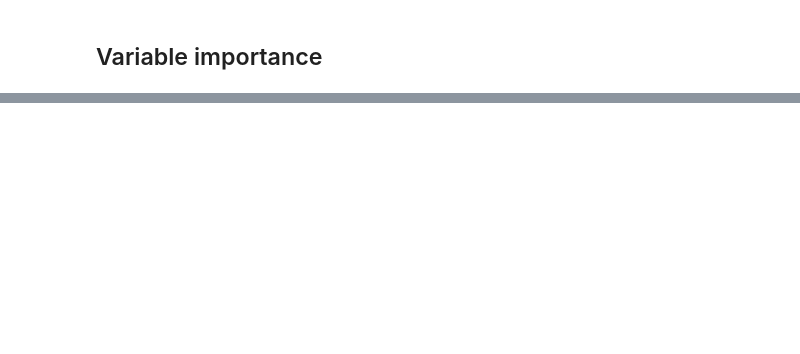
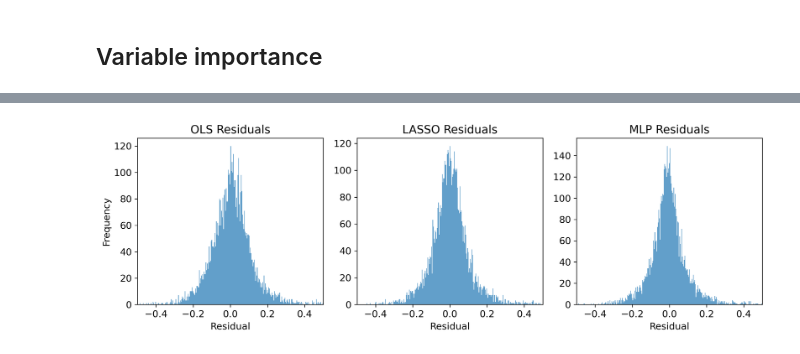
Before and after one commit to johanoelgaard/MastersThesis, a Jupyter notebook: model_eval.ipynb, the cells around one changed output, grey strips where cells are left out. Cells and saved outputs as stored; diff of their text form; code cells hidden in the pictures; blank space fills up the shorter version.

```diff
--- a/model_eval.ipynb
+++ b/model_eval.ipynb
@@ -789,34 +788,36 @@ plt.close(fig)
 # %%
-# # define plot limits
-# y_min, y_max = -0.5, 0.5
-# bins = 500
+# define plot limits
+y_min, y_max = -0.5, 0.5
+bins = 500
 
-# # Compute residuals
-# res_ols   = all_preds['y_true'] - all_preds['OLS']
-# res_lasso = all_preds['y_true'] - all_preds['LASSO']
-# res_mlp   = all_preds['y_true'] - all_preds['MLP']
+# Compute residuals
+res_ols   = all_preds['y_true'] - all_preds['OLS']
+res_lasso = all_preds['y_true'] - all_preds['LASSO']
+res_mlp   = all_preds['y_true'] - all_preds['MLP']
 
-# # Plot histograms
-# plt.figure(figsize=(12, 4))
+# Plot histograms
+plt.figure(figsize=(12, 4))
 
-# plt.subplot(1, 3, 1)
-# plt.hist(res_ols, bins=bins, alpha=0.7)
-# plt.xlabel('Residual')
-# plt.ylabel('Frequency')
-# plt.title('OLS Residuals')
-# plt.xlim(y_min, y_max)
+plt.subplot(1, 3, 1)
+plt.hist(res_ols, bins=bins, alpha=0.7)
+plt.xlabel('Residual')
+plt.ylabel('Frequency')
+plt.title('OLS Residuals')
+plt.xlim(y_min, y_max)
 
-# plt.subplot(1, 3, 2)
-# plt.hist(res_lasso, bins=bins, alpha=0.7)
-# plt.xlabel('Residual')
-# plt.title('LASSO Residuals')
-# plt.xlim(y_min, y_max)
+plt.subplot(1, 3, 2)
+plt.hist(res_lasso, bins=bins, alpha=0.7)
+plt.xlabel('Residual')
+plt.title('LASSO Residuals')
+plt.xlim(y_min, y_max)
 
-# plt.subplot(1, 3, 3)
-# plt.hist(res_mlp, bins=bins, alpha=0.7)
-# plt.xlabel('Residual')
-# plt.title('MLP Residuals')
-# plt.xlim(y_min, y_max)
+plt.subplot(1, 3, 3)
+plt.hist(res_mlp, bins=bins, alpha=0.7)
+plt.xlabel('Residual')
+plt.title('MLP Residuals')
+plt.xlim(y_min, y_max)
 
-# plt.tight_layout()
-# plt.show()
+plt.tight_layout()
+plt.show()
+# %% [output]
+[figure, added]
```
Also changed, not shown: parts of 9 cells of this notebook, 29 other files.
